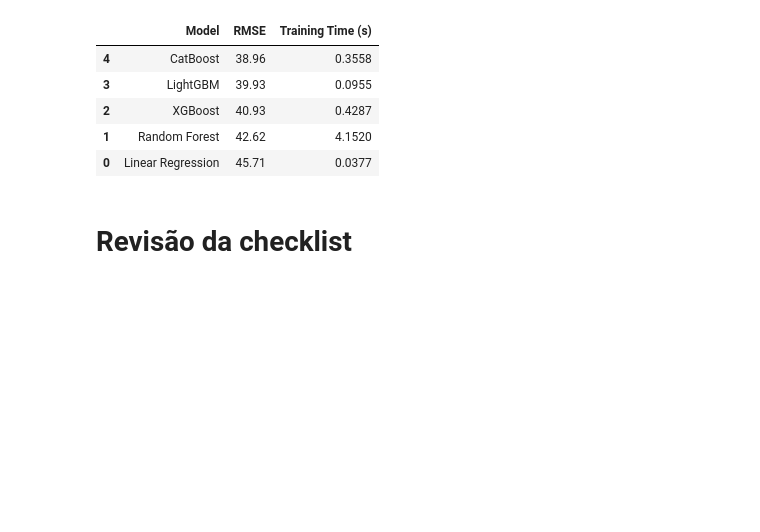
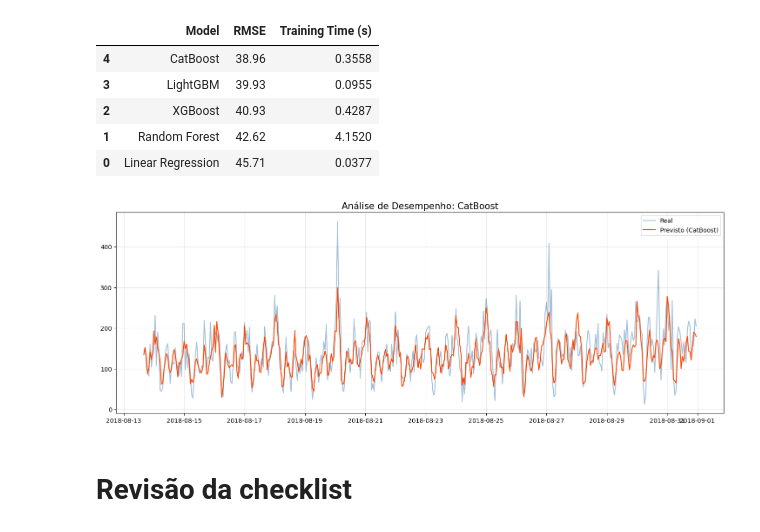
Before and after one commit to Angelaidt/Sprint-13-Empresa-de-Taxi, a Jupyter notebook: notebook_sprint_13.ipynb, the cells around one changed output. Cells and saved outputs as stored; diff of their text form; code cells hidden in the pictures; blank space fills up the shorter version.

Commit message:
analise comparativa do desempenho real x previsto

```diff
--- a/notebook_sprint_13.ipynb
+++ b/notebook_sprint_13.ipynb
@@ -278,6 +278,27 @@ You can set `force_col_wise=true` to remove the overhead.
 | 2 | XGBoost | 40.93 | 0.4287 |
 | 1 | Random Forest | 42.62 | 4.1520 |
 | 0 | Linear Regression | 45.71 | 0.0377 |
+# %%
+def plot_specific_model(model_name, models_dict, X_test, y_test):
+    # 1. Recupera o modelo do dicionário e faz a predição
+    model = models_dict[model_name]
+    preds = model.predict(X_test)
+
+    # 2. Cria o gráfico
+    plt.figure(figsize=(18, 6))
+    plt.plot(y_test.index, y_test, label='Real', color='steelblue', alpha=0.5)
+    plt.plot(y_test.index, preds, label=f'Previsto ({model_name})', color='orangered')
+
+    plt.title(f'Análise de Desempenho: {model_name}', fontsize=15)
+    plt.legend()
+    plt.grid(True, alpha=0.3)
+    plt.show()
+
+# Exemplos de como usar:
+plot_specific_model("CatBoost", models, X_test, y_test)
+# plot_specific_model("Linear Regression", models, X_test, y_test)
+# %% [output]
+[figure, added]
 # %% [markdown]
 # Revisão da checklist
 # %% [markdown]
```
